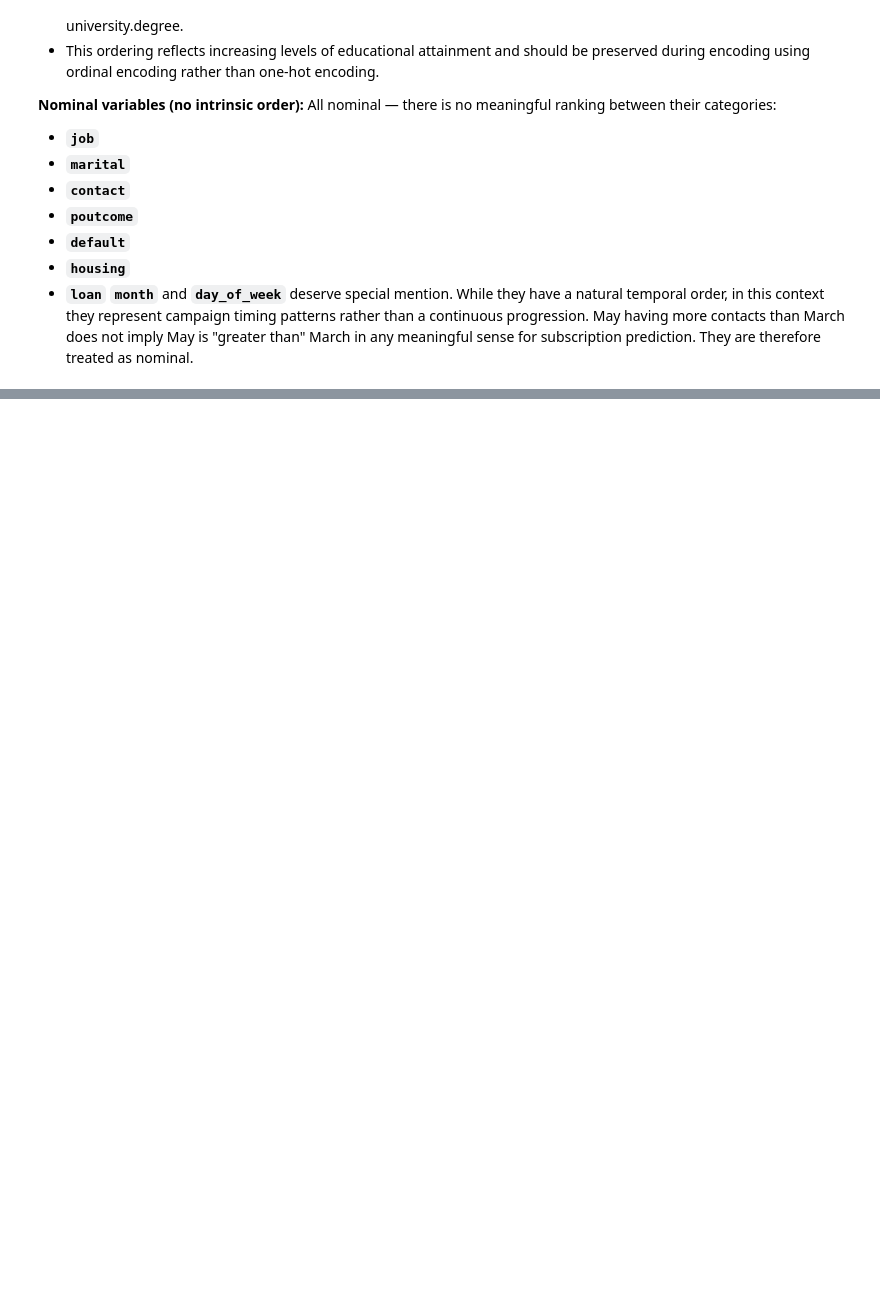
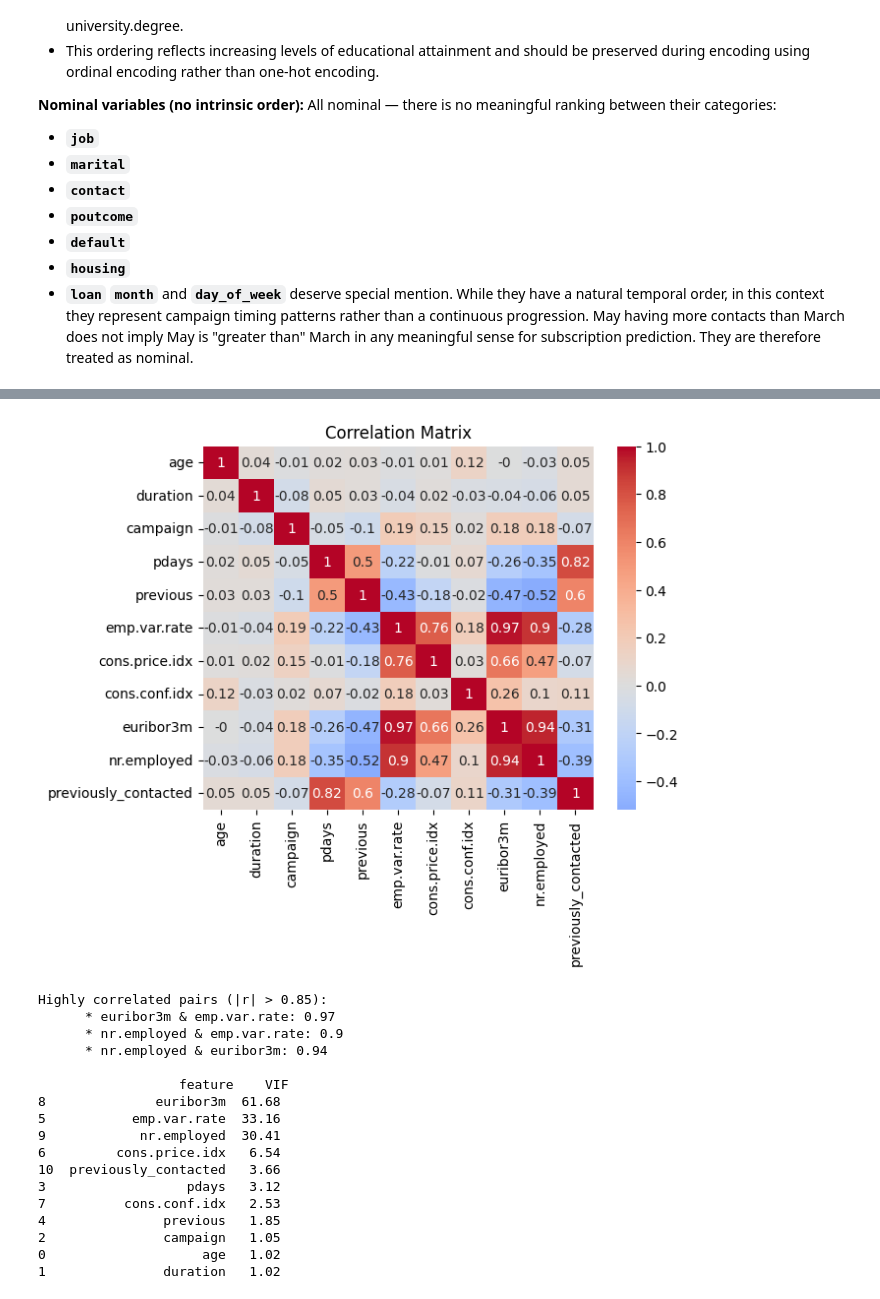
Before and after one commit to earnanderieu2023-pixel/ML_fundamentals_2026, a Jupyter notebook: assignment_1_estelle_arnander.ipynb, the cells around one changed output, grey strips where cells are left out. Cells and saved outputs as stored; diff of their text form; code cells hidden in the pictures; blank space fills up the shorter version.

```diff
--- a/assignment_1_estelle_arnander.ipynb
+++ b/assignment_1_estelle_arnander.ipynb
@@ -411,0 +463,6 @@ decisions to the assumptions and behavior of Logistic Regression
+# %%
+numerical_cols = X_train.select_dtypes(exclude='str').columns.tolist()
+
+print(numerical_cols)
+print(f'\nSummary statistics:')
+X_train[numerical_cols].describe().round(2)
@@ -411,0 +504,14 @@ decisions to the assumptions and behavior of Logistic Regression
+# %%
+scaler = StandardScaler()
+
+X_train_scaled = X_train.copy()
+X_val_scaled = X_val.copy()
+X_test_scaled = X_test.copy()
+
+X_train_scaled[numerical_cols] = scaler.fit_transform(X_train[numerical_cols])
+X_val_scaled[numerical_cols] = scaler.transform(X_val[numerical_cols])
+X_test_scaled[numerical_cols] = scaler.transform(X_test[numerical_cols])
+
+print("\n--- Mean and Standard Deviation of Standardized Data ---")
+print("Means:\n", X_train_scaled[numerical_cols].mean().round(5))
+print("\nStandard Deviations:\n", X_train_scaled[numerical_cols].std().round(5))
@@ -411,0 +606,42 @@ decisions to the assumptions and behavior of Logistic Regression
+# %%
+numerical_cols = X_train_scaled.select_dtypes(exclude='str').columns.tolist()
+
+corr_matrix = X_train_scaled[numerical_cols].corr().round(2)
+
+sns.heatmap(corr_matrix, annot=True, cmap='coolwarm', center=0)
+plt.title('Correlation Matrix')
+plt.show()
+
+threshold = 0.85
+high_corr = [(corr_matrix.columns[i], corr_matrix.columns[j], round(corr_matrix.iloc[i,j], 2))
+             for i in range(len(corr_matrix.columns))
+             for j in range(i)
+             if abs(corr_matrix.iloc[i,j]) > threshold]
+
+print("Highly correlated pairs (|r| > 0.85):")
+for i, j, corr in high_corr:
+    print(f'      * {i} & {j}: {corr}')
+
+vif = pd.DataFrame({'feature': numerical_cols,
+                    'VIF': [variance_inflation_factor(X_train_scaled[numerical_cols].values, i)
+                            for i in range(len(numerical_cols))]})
+print("\n",vif.sort_values('VIF', ascending=False).round(2))
+# %% [output]
+[figure, added]
+Highly correlated pairs (|r| > 0.85):
+      * euribor3m & emp.var.rate: 0.97
+      * nr.employed & emp.var.rate: 0.9
+      * nr.employed & euribor3m: 0.94
+
+                  feature    VIF
+8              euribor3m  61.68
+5           emp.var.rate  33.16
+9            nr.employed  30.41
+6         cons.price.idx   6.54
+10  previously_contacted   3.66
+3                  pdays   3.12
+7          cons.conf.idx   2.53
+4               previous   1.85
+2               campaign   1.05
+0                    age   1.02
+1               duration   1.02
```
Also changed, not shown: parts of 36 cells of this notebook.
